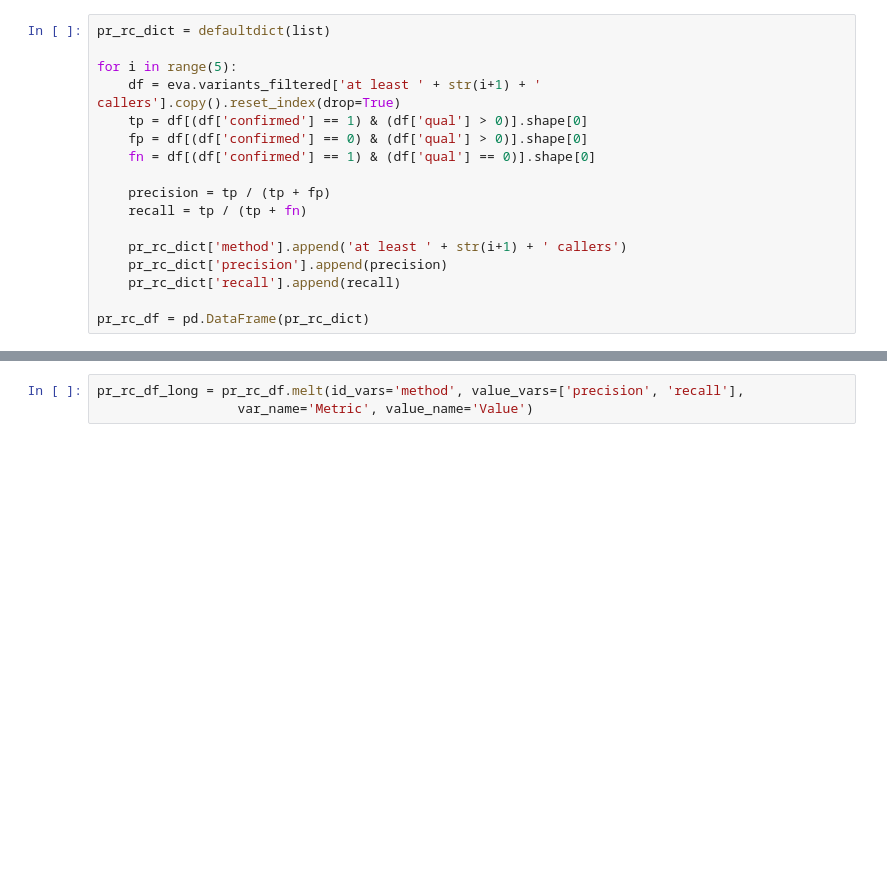
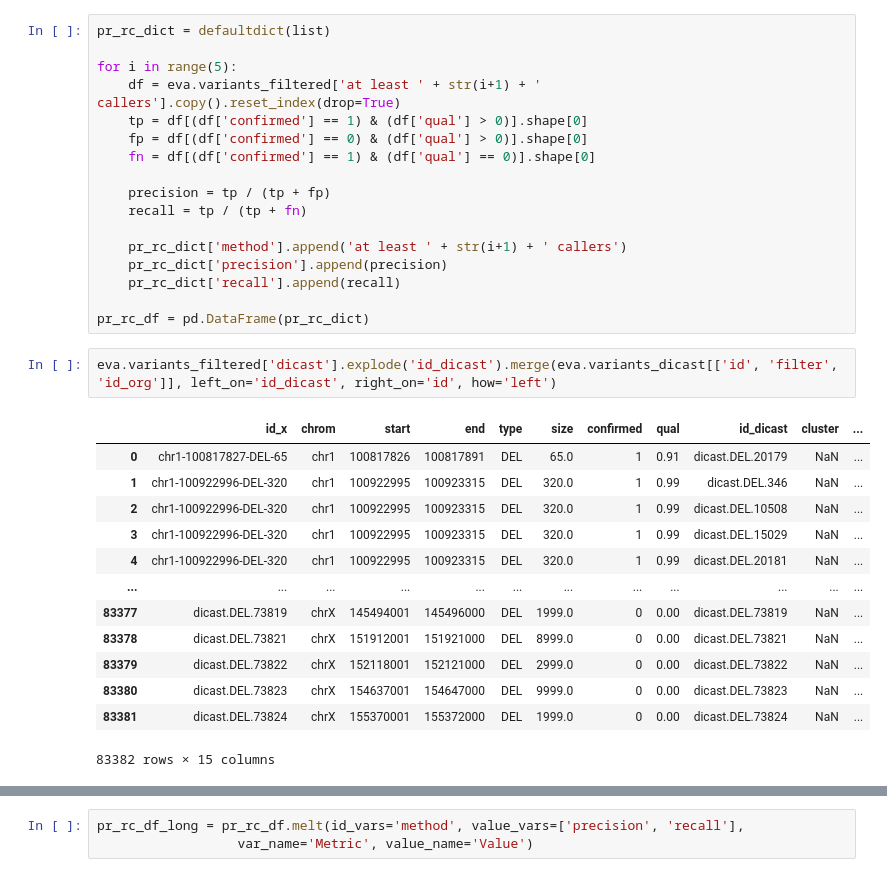
Before and after one commit to burgshrimps/dicast, a Jupyter notebook: eva.ipynb, the cells around one changed output, grey strips where cells are left out. Saved outputs shown, nothing was run; the diff lists cells and outputs as text; blank space fills up the shorter version.

```diff
--- a/eva.ipynb
+++ b/eva.ipynb
@@ -114,3 +101,19 @@ for i in range(5):
     pr_rc_dict['recall'].append(recall)
 
 pr_rc_df = pd.DataFrame(pr_rc_dict)
+# %%
+eva.variants_filtered['dicast'].explode('id_dicast').merge(eva.variants_dicast[['id', 'filter', 'id_org']], left_on='id_dicast', right_on='id', how='left')
+# %% [output]
+|  | id_x | chrom | start | end | type | size | confirmed | qual | id_dicast | cluster | ... |
+| 0 | chr1-100817827-DEL-65 | chr1 | 100817826 | 100817891 | DEL | 65.0 | 1 | 0.91 | dicast.DEL.20179 | NaN | ... |
+| 1 | chr1-100922996-DEL-320 | chr1 | 100922995 | 100923315 | DEL | 320.0 | 1 | 0.99 | dicast.DEL.346 | NaN | ... |
+| 2 | chr1-100922996-DEL-320 | chr1 | 100922995 | 100923315 | DEL | 320.0 | 1 | 0.99 | dicast.DEL.10508 | NaN | ... |
+| 3 | chr1-100922996-DEL-320 | chr1 | 100922995 | 100923315 | DEL | 320.0 | 1 | 0.99 | dicast.DEL.15029 | NaN | ... |
+| 4 | chr1-100922996-DEL-320 | chr1 | 100922995 | 100923315 | DEL | 320.0 | 1 | 0.99 | dicast.DEL.20181 | NaN | ... |
+| ... | ... | ... | ... | ... | ... | ... | ... | ... | ... | ... | ... |
+| 83377 | dicast.DEL.73819 | chrX | 145494001 | 145496000 | DEL | 1999.0 | 0 | 0.00 | dicast.DEL.73819 | NaN | ... |
+| 83378 | dicast.DEL.73821 | chrX | 151912001 | 151921000 | DEL | 8999.0 | 0 | 0.00 | dicast.DEL.73821 | NaN | ... |
+| 83379 | dicast.DEL.73822 | chrX | 152118001 | 152121000 | DEL | 2999.0 | 0 | 0.00 | dicast.DEL.73822 | NaN | ... |
+| 83380 | dicast.DEL.73823 | chrX | 154637001 | 154647000 | DEL | 9999.0 | 0 | 0.00 | dicast.DEL.73823 | NaN | ... |
+| 83381 | dicast.DEL.73824 | chrX | 155370001 | 155372000 | DEL | 1999.0 | 0 | 0.00 | dicast.DEL.73824 | NaN | ... |
+83382 rows × 15 columns
```
Also changed, not shown: parts of 18 cells of this notebook, 6 other files.
